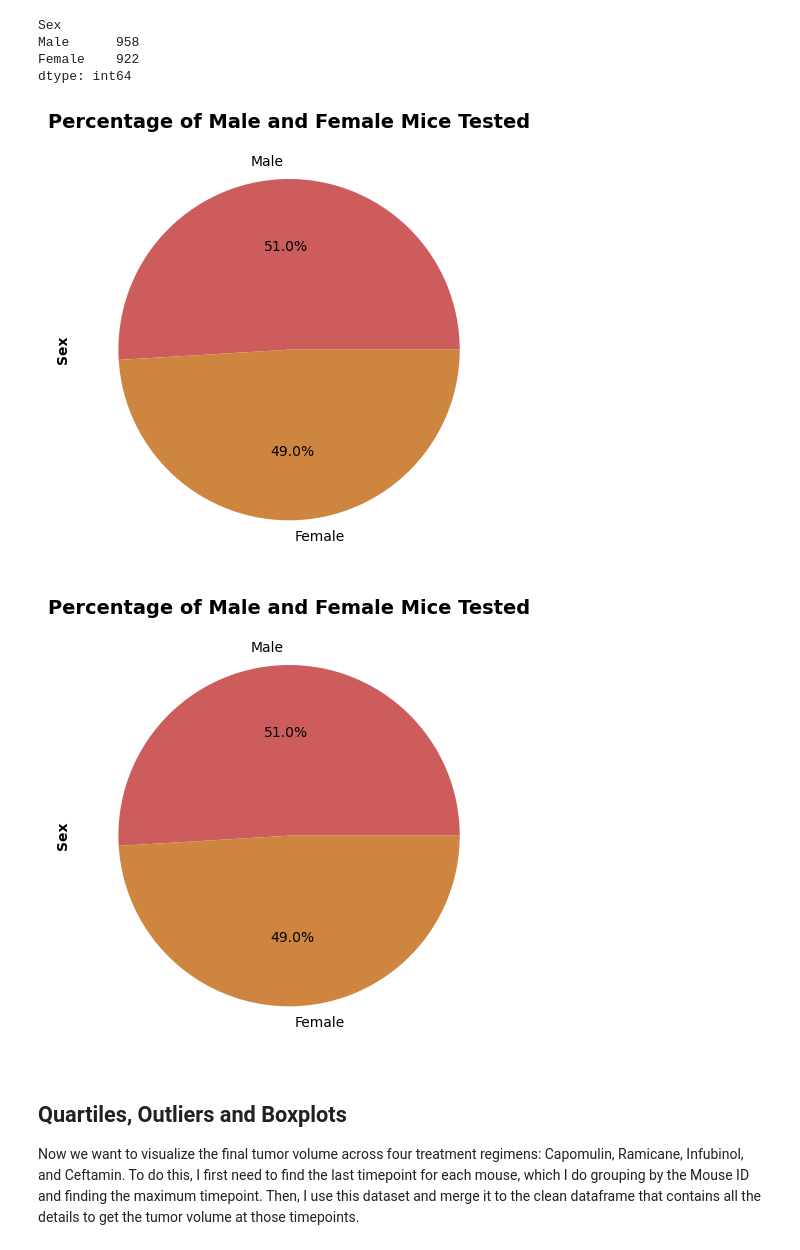
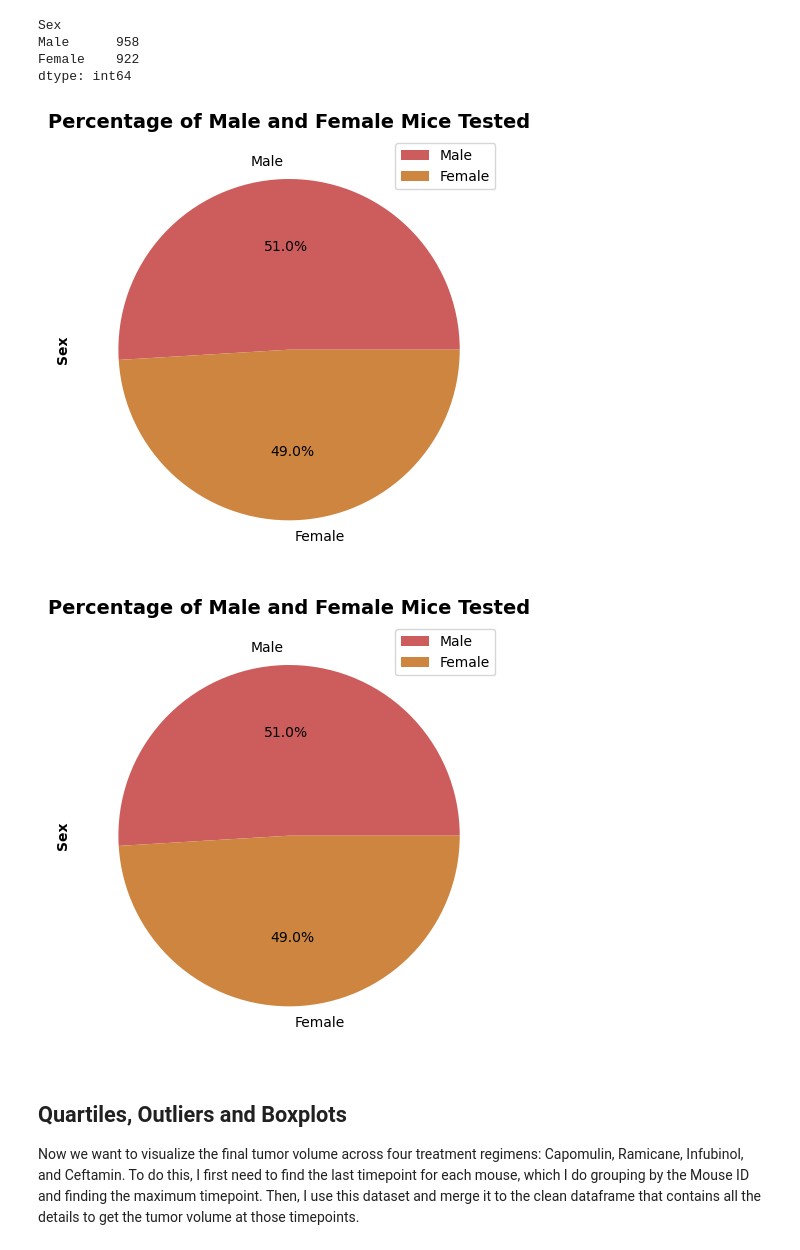
Before and after one commit to tsbarr/matplotlib-challenge, a Jupyter notebook: Pymaceuticals/pymaceuticals_analysis_tsbarr.ipynb, the cells around one changed output. Drawn from its saved outputs; the diff is of its cells as text; code cells hidden in the pictures.

Commit message:
add legends where relevant

```diff
--- a/Pymaceuticals/pymaceuticals_analysis_tsbarr.ipynb
+++ b/Pymaceuticals/pymaceuticals_analysis_tsbarr.ipynb
@@ -335,33 +335,37 @@ pie_colors = ['indianred', 'peru']
 # %%
 
 # Generate a pie plot showing the distribution of female versus male mice using Pandas
 pd_pie = counts_by_sex.plot(
     y='Sex',
     kind='pie',
     autopct='%1.1f%%',
     colors=pie_colors
 )
 
 # Set and format y label and title
 pd_pie.set_ylabel(
     'Sex',
     fontdict={'weight': 700}
 )
 pd_pie.set_title(
     'Percentage of Male and Female Mice Tested',
     fontdict={'weight': 700, 'size': 14}
 )
 
+# Add legend
+plt.legend()
+
 # Improve layout and make sure all labels are displayed
 plt.tight_layout()
+
 
 # Save plot
 plt.savefig('results/pie_pandas_tl.png')
 
 # Display plot
 plt.show()
 # %% [output]
-[figure, old version]
+[figure, new version]
 # %%
 # Generate a pie plot showing the distribution of female versus male mice using pyplot
 plt.pie(
@@ -381,6 +385,9 @@ plt.title(
     fontdict={'weight': 700, 'size': 14}
 )
 
+# Add legend
+plt.legend()
+
 # Improve layout and make sure all labels are displayed
 plt.tight_layout()
 
@@ -390,7 +397,7 @@ plt.savefig('results/pie_pyplot_tl.png')
 # Display plot
 plt.show()
 # %% [output]
-[figure, old version]
+[figure, new version]
 # %% [markdown]
 ## Quartiles, Outliers and Boxplots
 
```
Also changed, not shown: parts of 1 cell of this notebook, 3 other files.
